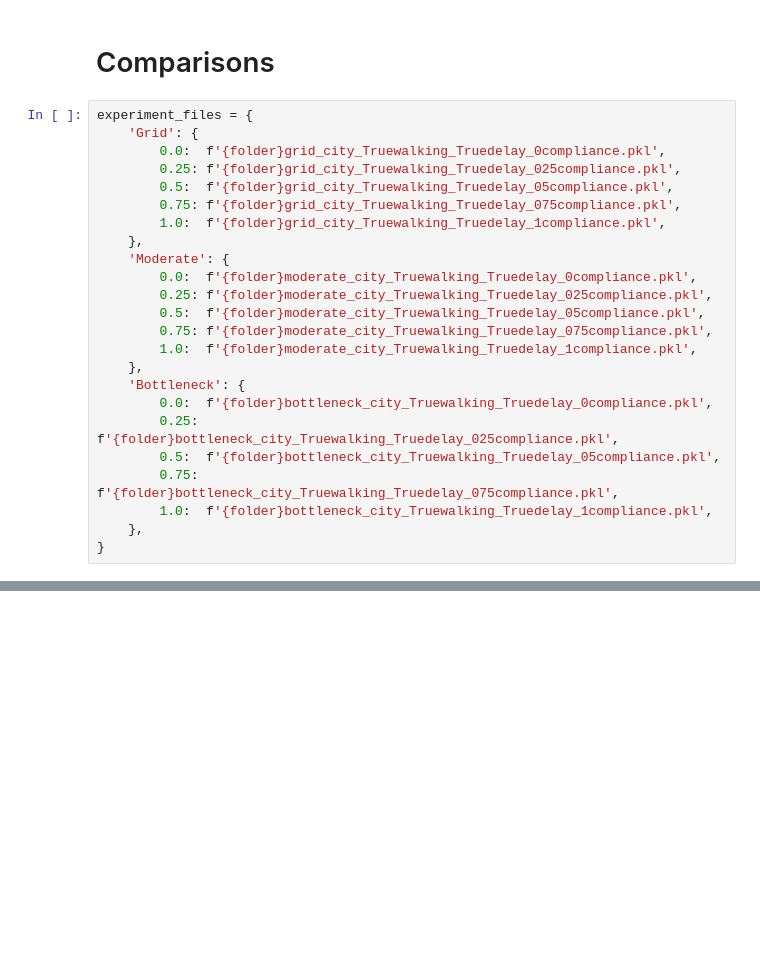
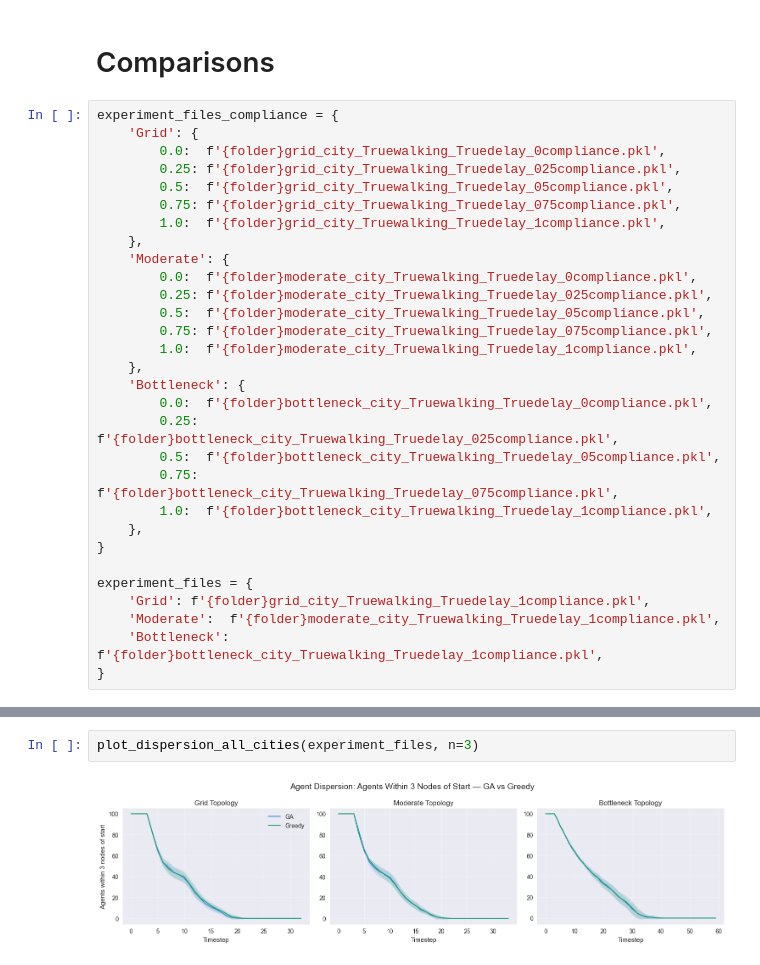
Before and after one commit to lpow311/dissertation, a Jupyter notebook: 5_5_combined_human_factors_comparison.ipynb, the cells around one changed output, grey strips where cells are left out. Drawn from its saved outputs; the diff is of its cells as text; blank space fills up the shorter version.

```diff
--- a/5_5_combined_human_factors_comparison.ipynb
+++ b/5_5_combined_human_factors_comparison.ipynb
@@ -42,7 +45,7 @@ baseline_files = {
 # %% [markdown]
 # Comparisons
 # %%
-experiment_files = {
+experiment_files_compliance = {
     'Grid': {
         0.0:  f'{folder}grid_city_Truewalking_Truedelay_0compliance.pkl',
         0.25: f'{folder}grid_city_Truewalking_Truedelay_025compliance.pkl',
@@ -65,6 +68,12 @@ experiment_files = {
         1.0:  f'{folder}bottleneck_city_Truewalking_Truedelay_1compliance.pkl',
     },
 }
+
+experiment_files = {
+    'Grid': f'{folder}grid_city_Truewalking_Truedelay_1compliance.pkl',
+    'Moderate':  f'{folder}moderate_city_Truewalking_Truedelay_1compliance.pkl',
+    'Bottleneck': f'{folder}bottleneck_city_Truewalking_Truedelay_1compliance.pkl',
+}
 # %%
 results = extract_results(experiment_files['Grid'])
 print(f'Params: {results['ga']['params']}')   # {'walking': False, 'delay_start': False, ...}
@@ -70,0 +137,4 @@ print(f'Params: {results['ga']['params']}')   # {'walking': False, 'delay_start'
+# %%
+plot_dispersion_all_cities(experiment_files, n=3)
+# %% [output]
+[figure, added]
```
Also changed, not shown: parts of 10 cells of this notebook, 3 other files.
